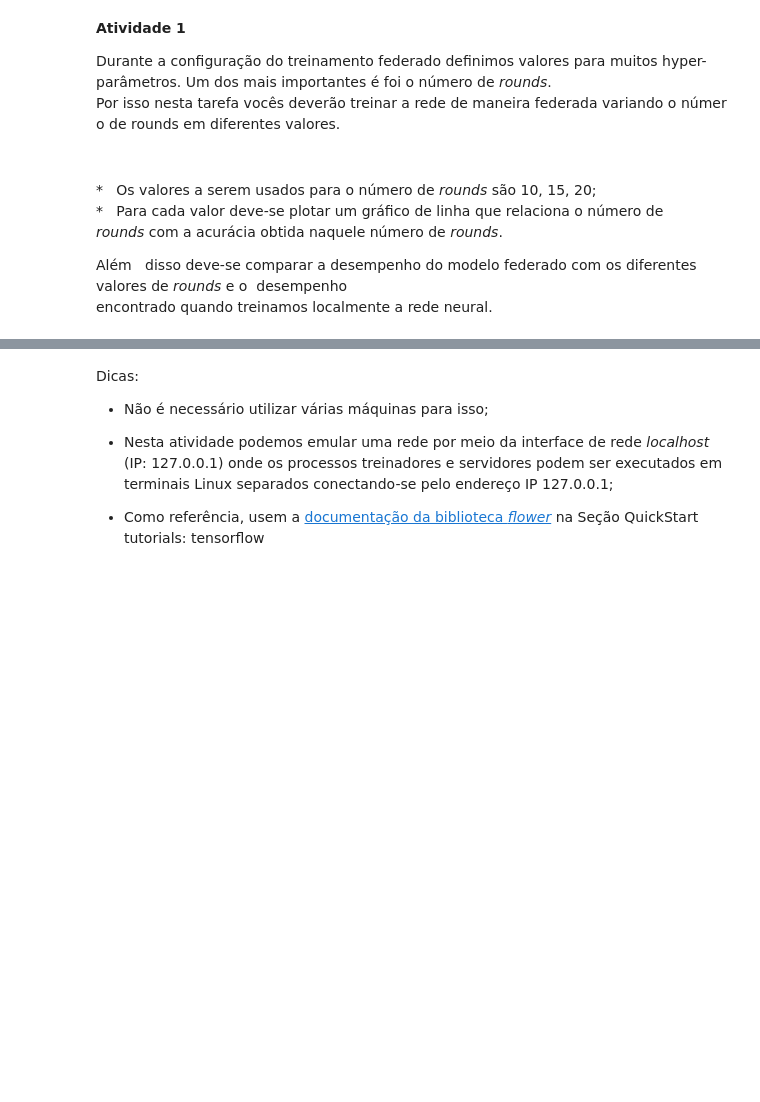
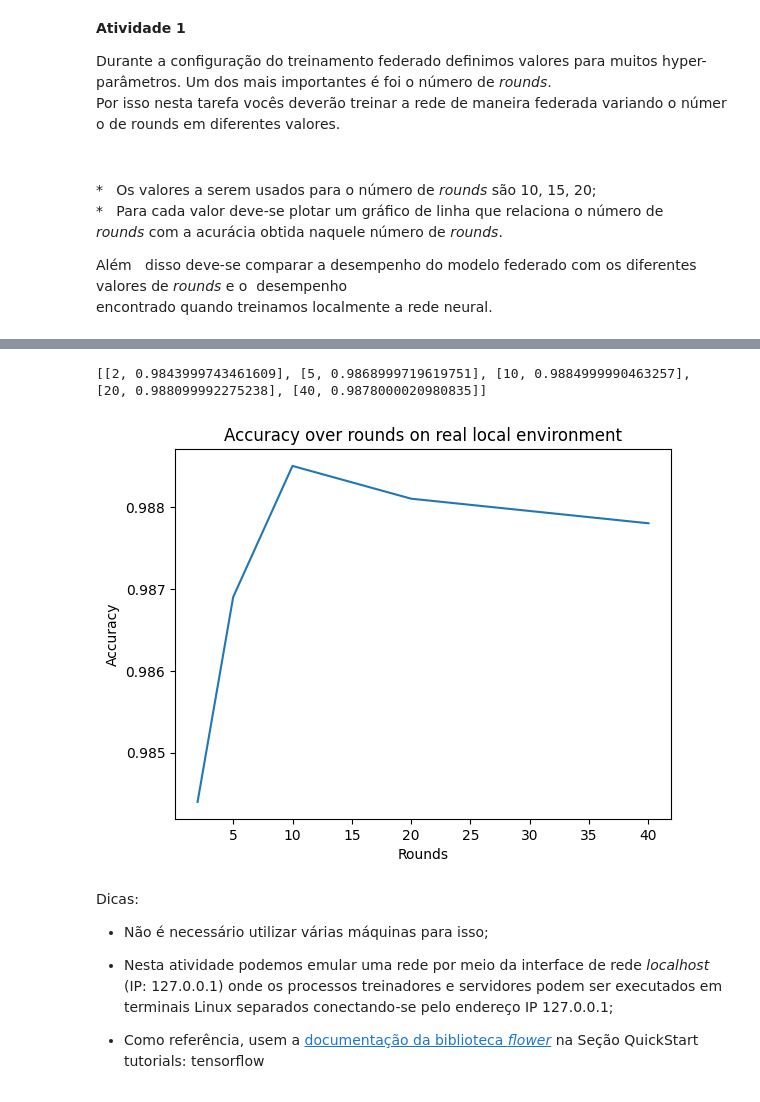
Before and after one commit to Henriquelay/distsystems-labs, a Jupyter notebook: lab2-aprendizado-federado/Lab_2_Aprendizado_Federado.ipynb, the cells around one changed output, grey strips where cells are left out. Drawn from its saved outputs; the diff is of its cells as text; code cells hidden in the pictures; blank space fills up the shorter version.

```diff
--- a/lab2-aprendizado-federado/Lab_2_Aprendizado_Federado.ipynb
+++ b/lab2-aprendizado-federado/Lab_2_Aprendizado_Federado.ipynb
@@ -502,3 +568,16 @@ Ao final, plotar a acurácia para 2,5, 10, 20 e 40 *rounds* como a quantidade de
+# %%
+accs_to_plot = [
+    [i, history[i-1]] for i in rounds_to_check
+]
+
+plt.plot(*zip(*accs_to_plot))
+plt.title("Accuracy over rounds on real local environment")
+plt.xlabel("Rounds")
+plt.ylabel("Accuracy")
+plt.show()
+# %% [output]
+[[2, 0.9843999743461609], [5, 0.9868999719619751], [10, 0.9884999990463257], [20, 0.988099992275238], [40, 0.9878000020980835]]
+[figure, added]
 # %% [markdown]
 Dicas:
 
```
Also changed, not shown: parts of 10 cells of this notebook, 2 other files.
